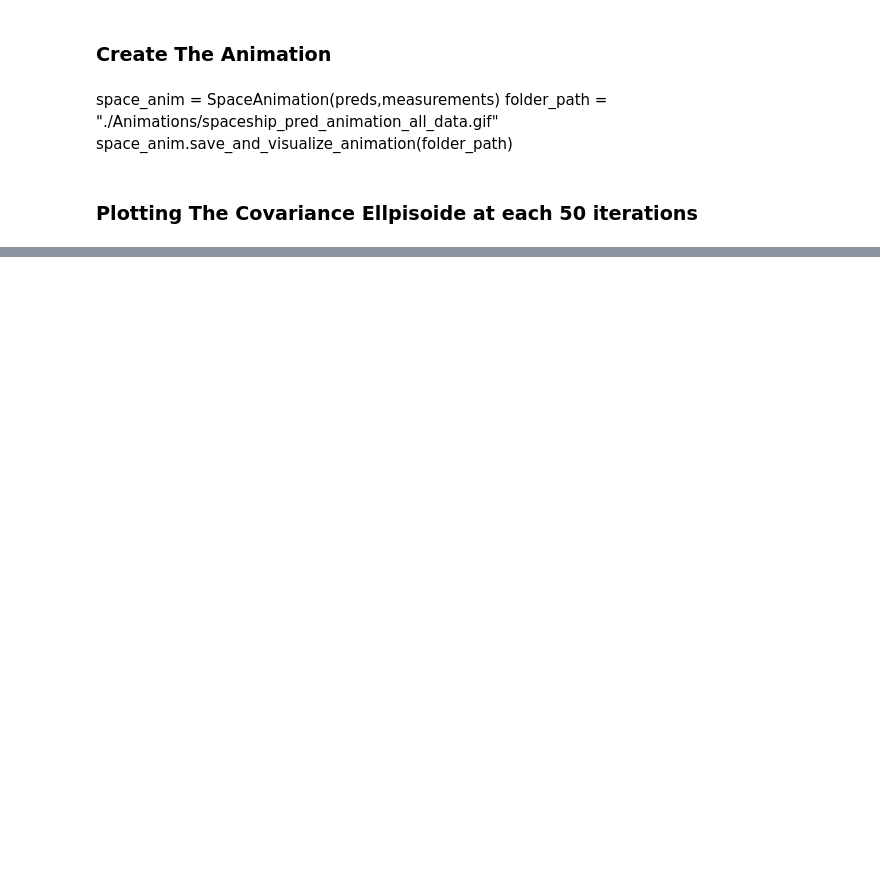
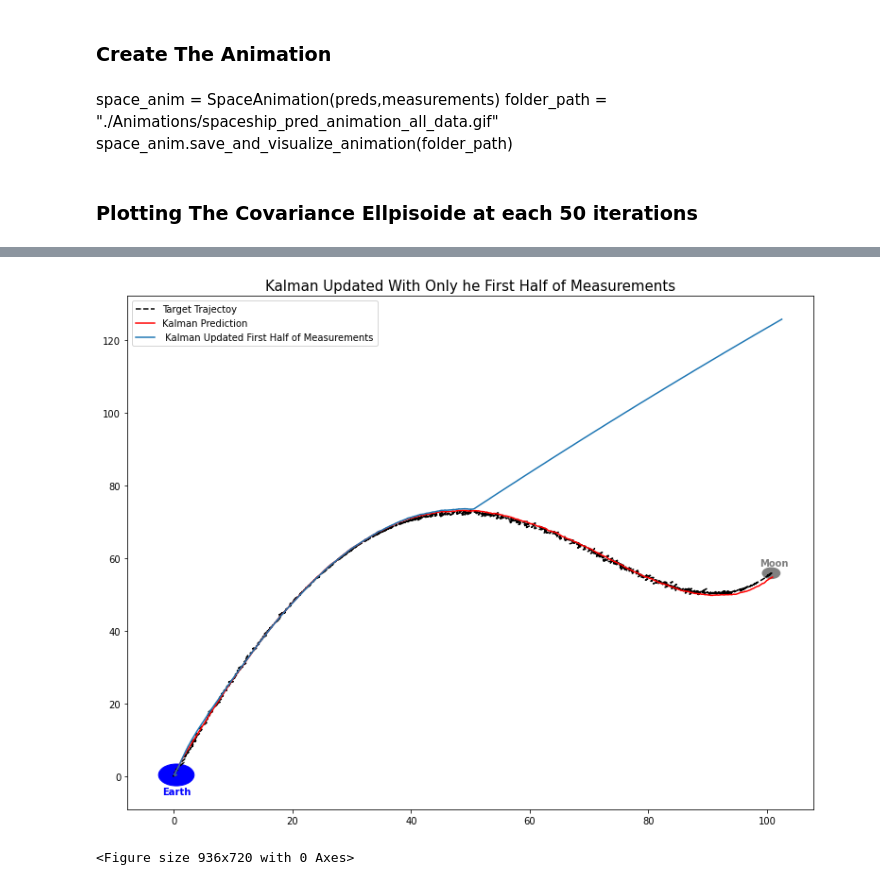
Before and after one commit to simonecampisi97/SpaceShip_FilterPy_Kalman, a Jupyter notebook: FilterPy_SpaceShip/Spaceship_Filterpy.ipynb, the cells around one changed output, grey strips where cells are left out. Drawn from its saved outputs; the diff is of its cells as text; code cells hidden in the pictures; blank space fills up the shorter version.

```diff
--- a/FilterPy_SpaceShip/Spaceship_Filterpy.ipynb
+++ b/FilterPy_SpaceShip/Spaceship_Filterpy.ipynb
@@ -164 +164,18 @@ fig.savefig(os.path.join("Plots","Even_Index_Update.png"))
 <Figure size 936x720 with 0 Axes>
+# %%
+tracker_3 = Ship_tracker(measurements, sigma_pos)
+zs = measurements[["x_pos","y_pos"]].to_numpy()
+
+preds_3, cov_3 = run_half_measures(tracker_3, zs)
+# %%
+fig = plt.figure(figsize=(13,10))
+ax = fig.add_subplot(1,1,1)
+
+plot_prediction(preds,measurements,ax)
+ax.plot(preds_3[:,0], preds_3[:,1], label = " Kalman Updated First Half of Measurements")
+ax.legend()
+ax.set_title("Kalman Updated With Only he First Half of Measurements", fontsize=15)
+fig.savefig(os.path.join("Plots","First_Half_Update.png"))
+# %% [output]
+[figure, added]
+<Figure size 936x720 with 0 Axes>
```
Also changed, not shown: parts of 9 cells of this notebook, 9 other files.
